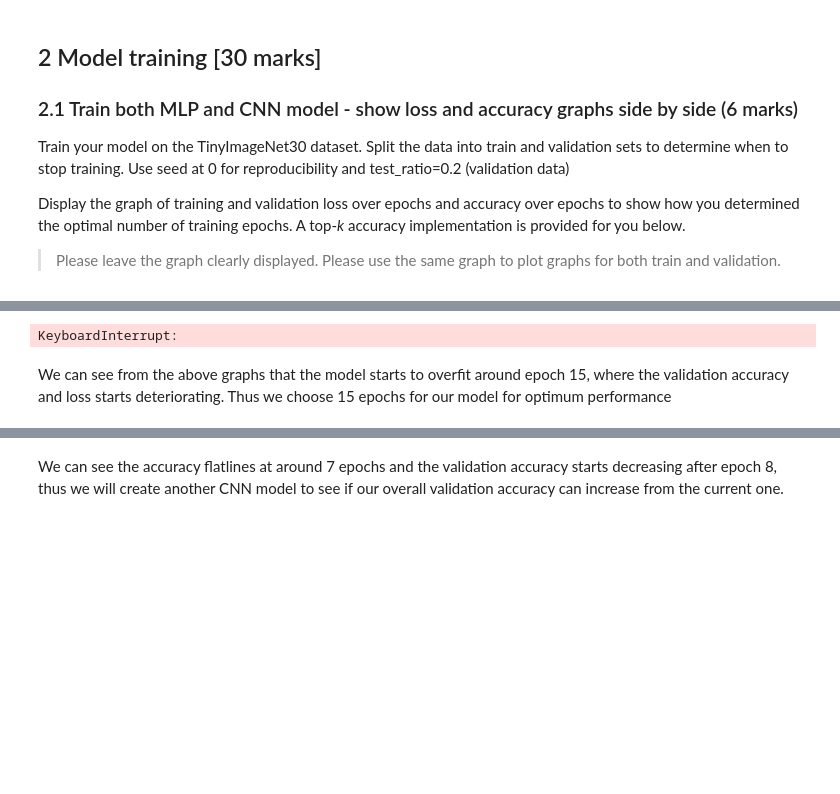
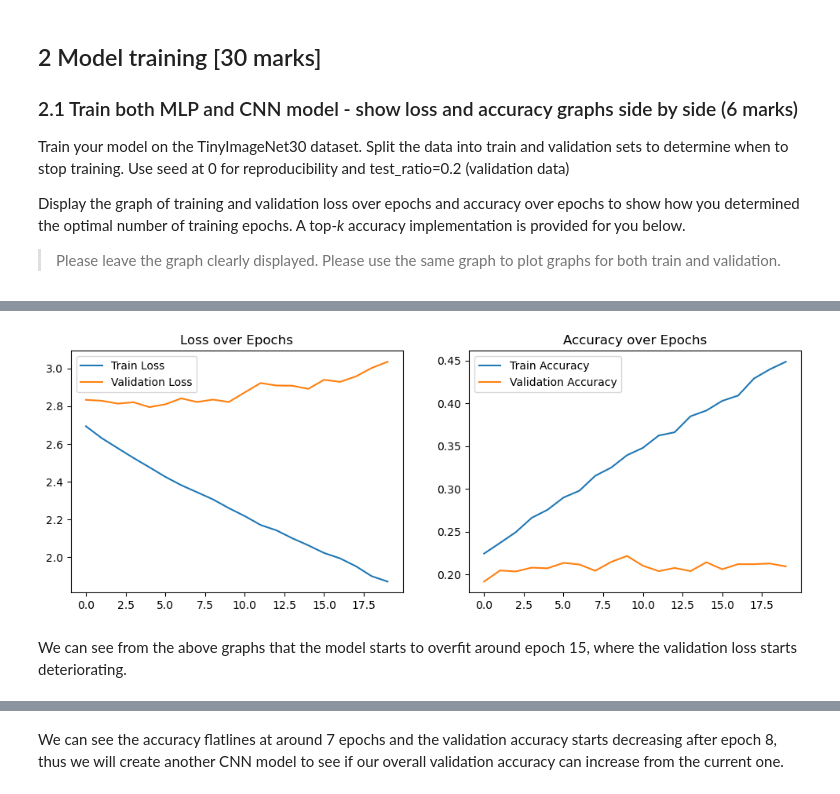
Before and after one commit to assh/dl_assessment2, a Jupyter notebook: COMP5625M_assessment2024_problem.ipynb, the cells around one changed output, grey strips where cells are left out. Saved outputs shown, nothing was run; the diff lists cells and outputs as text; code cells hidden in the pictures; blank space fills up the shorter version.

```diff
--- a/COMP5625M_assessment2024_problem.ipynb
+++ b/COMP5625M_assessment2024_problem.ipynb
@@ -434,7 +434,7 @@ mlp_criterion = nn.CrossEntropyLoss()
 mlp_optimizer = optim.Adam(mlp_model.parameters(), lr=1e-3)
 
 # Train MLP model
-mlp_model, mlp_history = train_model(mlp_model, train_loader, val_loader, mlp_criterion, mlp_optimizer, num_epochs=40)
+mlp_model, mlp_history = train_model(mlp_model, train_loader, val_loader, mlp_criterion, mlp_optimizer, num_epochs=20)
 
 # Plot training history for MLP
 plot_training_history(mlp_history)
@@ -452,3 +462,3 @@ Epoch 9/39 - Train Loss: 2.4443 - Train Acc: 0.2933 - Val Loss: 2.8040 - Val Acc
-KeyboardInterrupt:
+[figure, added]
 # %% [markdown]
-We can see from the above graphs that the model starts to overfit around epoch 15, where the validation accuracy and loss starts deteriorating. Thus we choose 15 epochs for our model for optimum performance
+We can see from the above graphs that the model starts to overfit around epoch 15, where the validation loss starts deteriorating.
```
Also changed, not shown: parts of 28 cells of this notebook, 3 other files.
